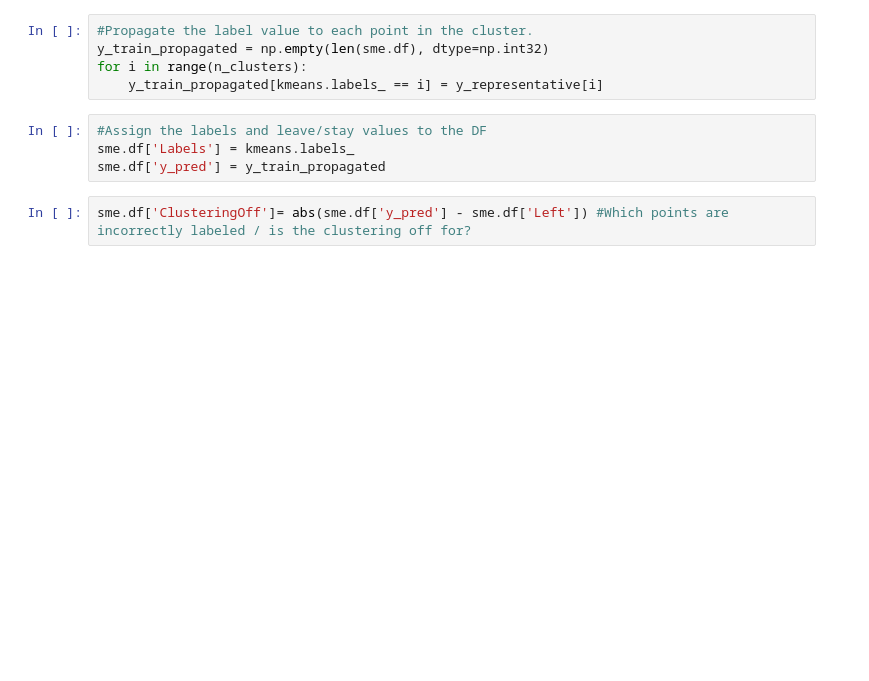
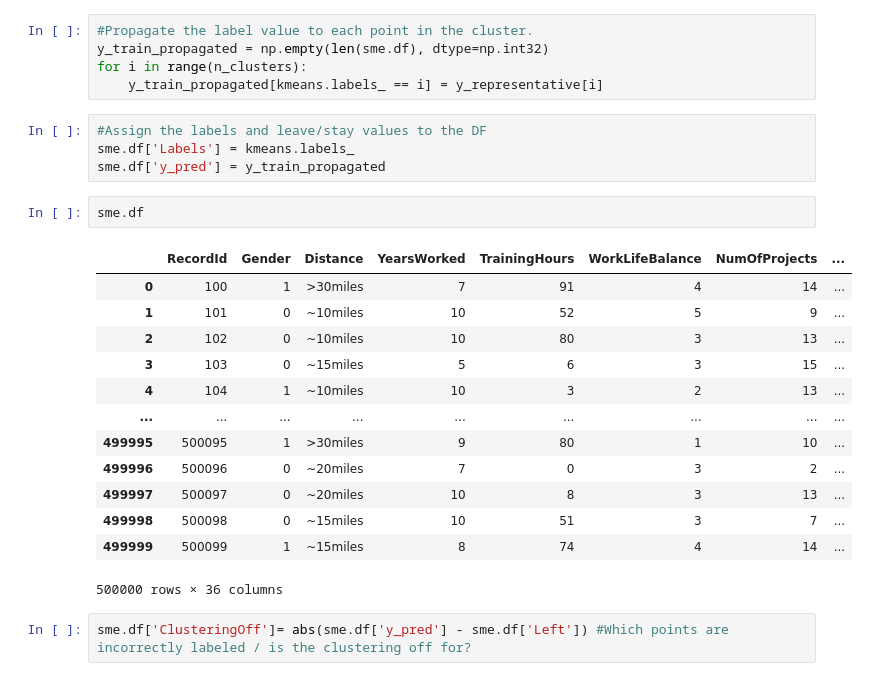
Before and after one commit to joelwheatley91/DATA_602_FINAL, a Jupyter notebook: Preprocessing.ipynb, the cells around one changed output. Drawn from its saved outputs; the diff is of its cells as text; blank space fills up the shorter version.

```diff
--- a/Preprocessing.ipynb
+++ b/Preprocessing.ipynb
@@ -256,6 +256,22 @@ for i in range(n_clusters):
 #Assign the labels and leave/stay values to the DF
 sme.df['Labels'] = kmeans.labels_
 sme.df['y_pred'] = y_train_propagated
+# %%
+sme.df
+# %% [output]
+|  | RecordId | Gender | Distance | YearsWorked | TrainingHours | WorkLifeBalance | NumOfProjects | ... |
+| 0 | 100 | 1 | >30miles | 7 | 91 | 4 | 14 | ... |
+| 1 | 101 | 0 | ~10miles | 10 | 52 | 5 | 9 | ... |
+| 2 | 102 | 0 | ~10miles | 10 | 80 | 3 | 13 | ... |
+| 3 | 103 | 0 | ~15miles | 5 | 6 | 3 | 15 | ... |
+| 4 | 104 | 1 | ~10miles | 10 | 3 | 2 | 13 | ... |
+| ... | ... | ... | ... | ... | ... | ... | ... | ... |
+| 499995 | 500095 | 1 | >30miles | 9 | 80 | 1 | 10 | ... |
+| 499996 | 500096 | 0 | ~20miles | 7 | 0 | 3 | 2 | ... |
+| 499997 | 500097 | 0 | ~20miles | 10 | 8 | 3 | 13 | ... |
+| 499998 | 500098 | 0 | ~15miles | 10 | 51 | 3 | 7 | ... |
+| 499999 | 500099 | 1 | ~15miles | 8 | 74 | 4 | 14 | ... |
+500000 rows × 36 columns
 # %%
 sme.df['ClusteringOff']= abs(sme.df['y_pred'] - sme.df['Left']) #Which points are incorrectly labeled / is the clustering off for?
 # %%
```
